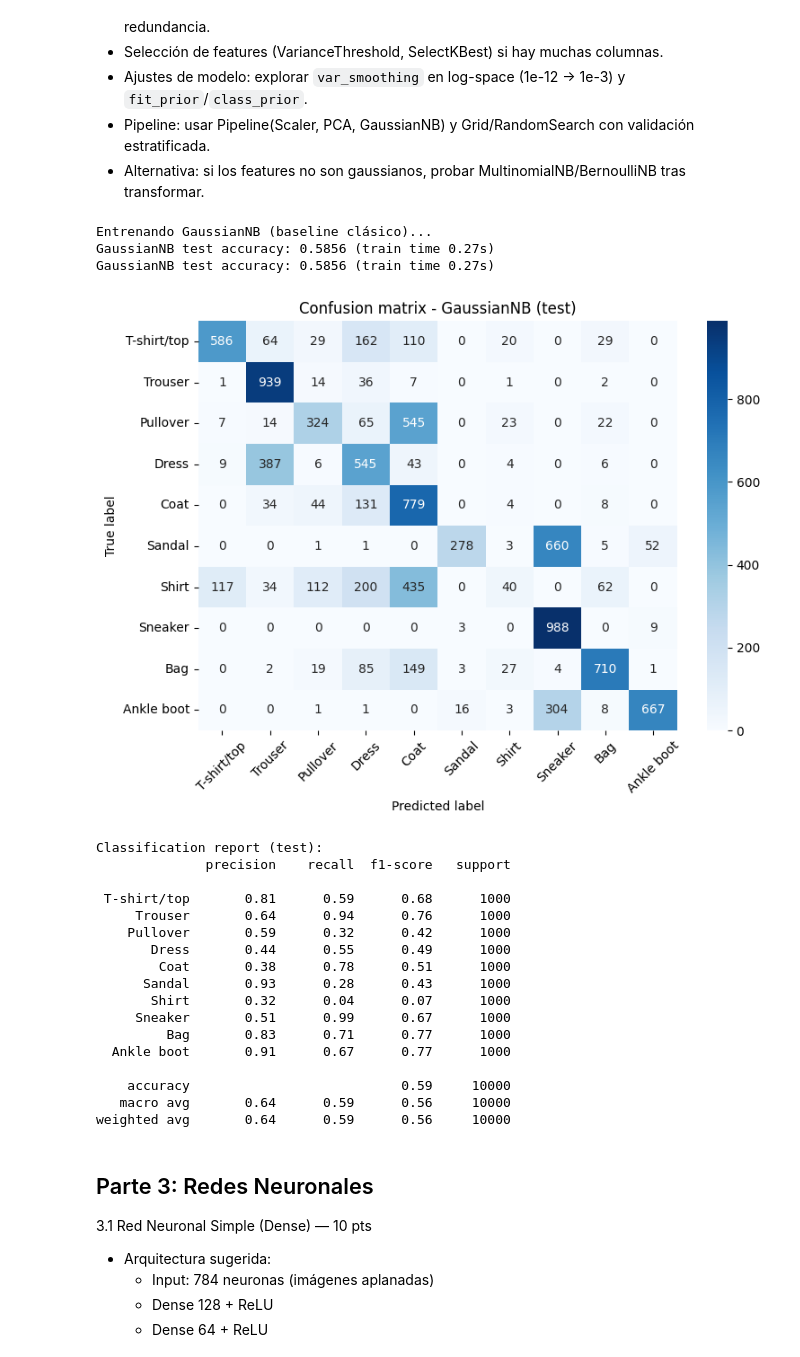
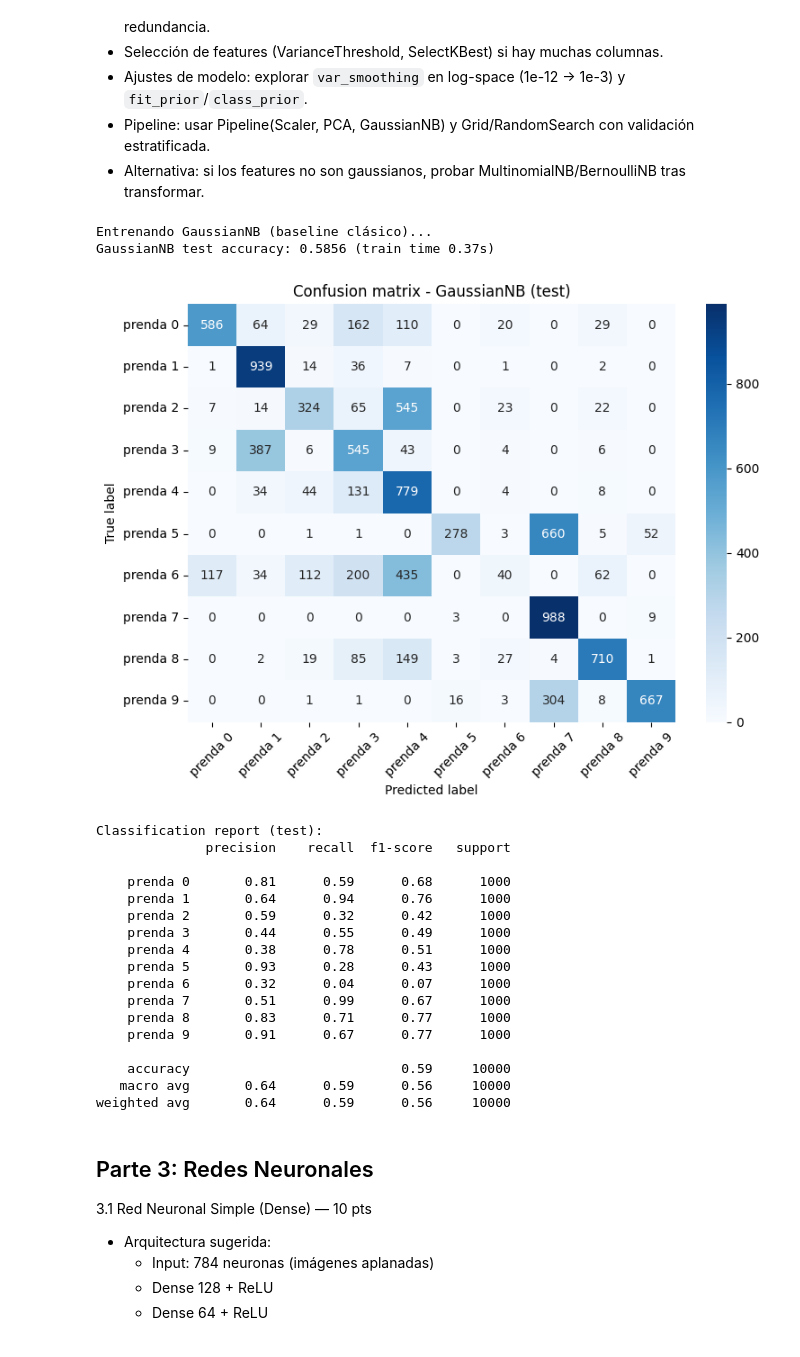
Before and after one commit to dom1nux/si_proyecto_u3, a Jupyter notebook: notebooks/notebook1.ipynb, the cells around one changed output. Cells and saved outputs as stored; diff of their text form; code cells hidden in the pictures.

```diff
--- a/notebooks/notebook1.ipynb
+++ b/notebooks/notebook1.ipynb
@@ -37,0 +48,18 @@ Audited 53 packages in 0.12ms
+# %%
+import tensorflow as tf
+from tensorflow import keras
+import numpy as np
+import matplotlib.pyplot as plt
+
+# Configurar matplotlib
+plt.rcParams['figure.dpi'] = 100
+plt.rcParams['savefig.dpi'] = 100
+
+print("Librerías importadas exitosamente!")
+print(f" Versiones:")
+print(f"   • TensorFlow: {tf.__version__}")
+print(f"   • Keras: {keras.__version__}")
+
+# Configurar reproducibilidad
+tf.random.set_seed(42)
+np.random.seed(42)
@@ -164,57 +412,56 @@ import seaborn as sns
 from sklearn.naive_bayes import GaussianNB
 from sklearn.metrics import accuracy_score, confusion_matrix, classification_report
 
-# Preprocesado común: normalizar a [0,1]
-X_train = x_train.astype(np.float32) / 255.0
-X_test = x_test.astype(np.float32) / 255.0
 
 # Aplanar para modelos clásicos
-X_train_flat = X_train.reshape((X_train.shape[0], -1))
-X_test_flat = X_test.reshape((X_test.shape[0], -1))
+# X_train_flat = X_train.reshape((X_train.shape[0], -1))
+# X_test_flat = X_test.reshape((X_test.shape[0], -1))
 
 print('Entrenando GaussianNB (baseline clásico)...')
 start = time.time()
 gnb = GaussianNB()
 gnb.fit(X_train_flat, y_train)
 train_time = time.time() - start
 
 # Evaluación
 y_pred_test = gnb.predict(X_test_flat)
 acc_test = accuracy_score(y_test, y_pred_test)
 print(f'GaussianNB test accuracy: {acc_test:.4f} (train time {train_time:.2f}s)')
 
 # Matriz de confusión
 cm = confusion_matrix(y_test, y_pred_test)
 plt.figure(figsize=(8,6))
-sns.heatmap(cm, annot=True, fmt='d', cmap='Blues', xticklabels=class_names, yticklabels=class_names)
+# Etiquetas: 'prenda n' donde n es el índice de clase según el número de filas de la matriz de confusión
+num_classes = cm.shape[0]
+labels = [f'prenda {i}' for i in range(num_classes)]
+sns.heatmap(cm, annot=True, fmt='d', cmap='Blues', xticklabels=labels, yticklabels=labels)
 plt.xticks(rotation=45)
 plt.yticks(rotation=0)
 plt.title('Confusion matrix - GaussianNB (test)')
 plt.ylabel('True label')
 plt.xlabel('Predicted label')
 plt.tight_layout()
 plt.show()
 
 print('Classification report (test):')
-print(classification_report(y_test, y_pred_test, target_names=class_names))
+print(classification_report(y_test, y_pred_test, target_names=labels))
 # %% [output]
 Entrenando GaussianNB (baseline clásico)...
-GaussianNB test accuracy: 0.5856 (train time 0.27s)
-GaussianNB test accuracy: 0.5856 (train time 0.27s)
+GaussianNB test accuracy: 0.5856 (train time 0.37s)
-[figure, old version]
+[figure, new version]
 Classification report (test):
               precision    recall  f1-score   support
 
- T-shirt/top       0.81      0.59      0.68      1000
-     Trouser       0.64      0.94      0.76      1000
-    Pullover       0.59      0.32      0.42      1000
-       Dress       0.44      0.55      0.49      1000
-        Coat       0.38      0.78      0.51      1000
-      Sandal       0.93      0.28      0.43      1000
-       Shirt       0.32      0.04      0.07      1000
-     Sneaker       0.51      0.99      0.67      1000
-         Bag       0.83      0.71      0.77      1000
-  Ankle boot       0.91      0.67      0.77      1000
+    prenda 0       0.81      0.59      0.68      1000
+    prenda 1       0.64      0.94      0.76      1000
+    prenda 2       0.59      0.32      0.42      1000
+    prenda 3       0.44      0.55      0.49      1000
+    prenda 4       0.38      0.78      0.51      1000
+    prenda 5       0.93      0.28      0.43      1000
+    prenda 6       0.32      0.04      0.07      1000
+    prenda 7       0.51      0.99      0.67      1000
+    prenda 8       0.83      0.71      0.77      1000
+    prenda 9       0.91      0.67      0.77      1000
 
     accuracy                           0.59     10000
    macro avg       0.64      0.59      0.56     10000
```
Also changed, not shown: parts of 15 cells of this notebook.
